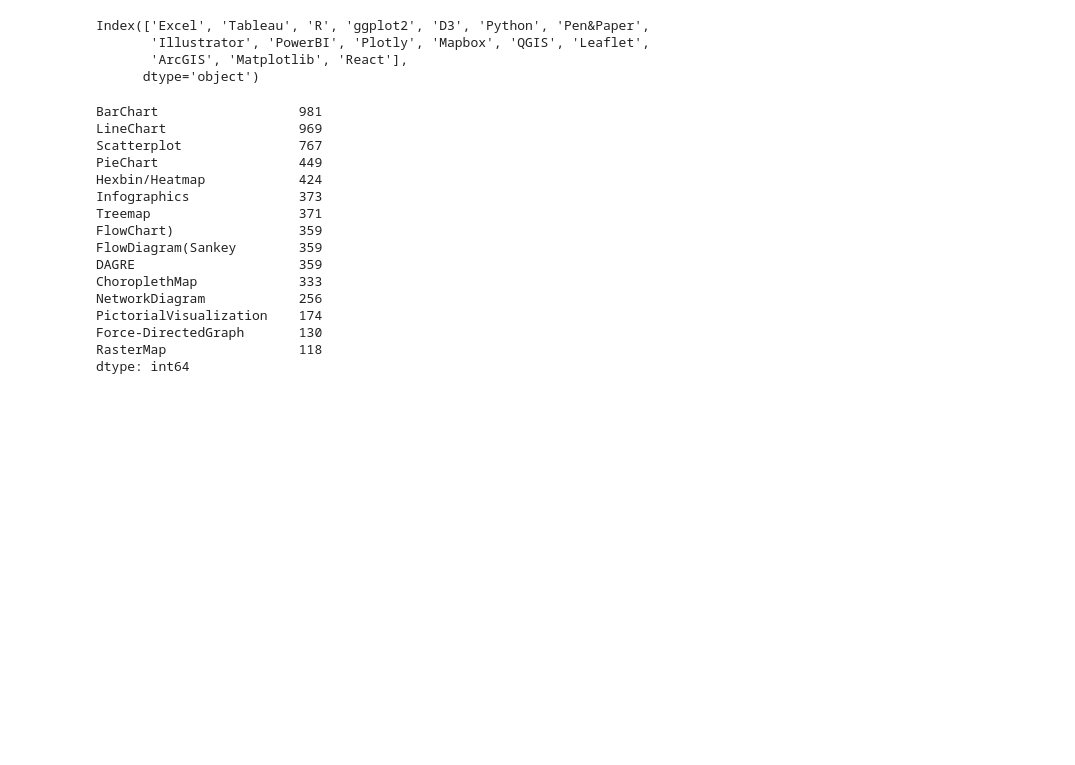
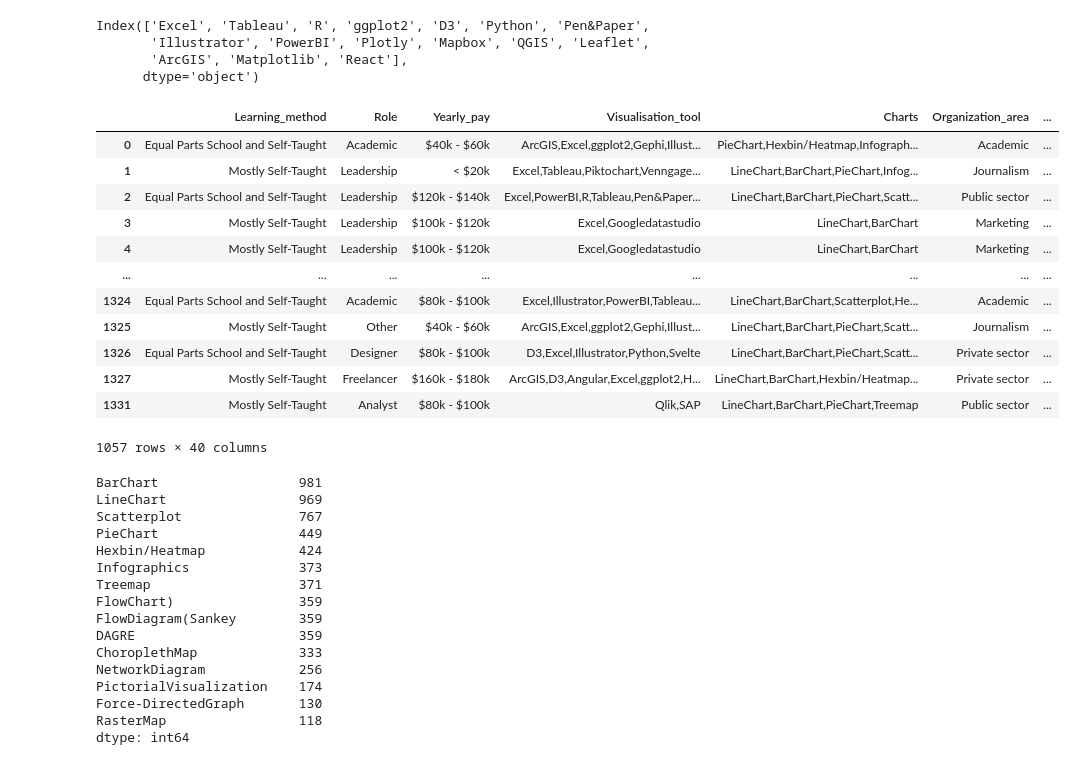
Before and after one commit to xinyue-bai/blog, a Jupyter notebook: _posts/2021-04-11-assignment/data_visualization_survey-master/data/Untitled.ipynb, the cells around one changed output. Cells and saved outputs as stored; diff of their text form; code cells hidden in the pictures; blank space fills up the shorter version.

```diff
--- a/_posts/2021-04-11-assignment/data_visualization_survey-master/data/Untitled.ipynb
+++ b/_posts/2021-04-11-assignment/data_visualization_survey-master/data/Untitled.ipynb
@@ -89,6 +89,22 @@ Index(['Excel', 'Tableau', 'R', 'ggplot2', 'D3', 'Python', 'Pen&Paper',
 # one-hot encoding tool used
 for name in tech_lists:
     survey["tool_" + name] = survey['Visualisation_tool'].apply(lambda x:'yes' if name in x else 'no')
+# %%
+survey
+# %% [output]
+|  | Learning_method | Role | Yearly_pay | Visualisation_tool | Charts | Organization_area | ... |
+| 0 | Equal Parts School and Self-Taught | Academic | $40k - $60k | ArcGIS,Excel,ggplot2,Gephi,Illust... | PieChart,Hexbin/Heatmap,Infograph... | Academic | ... |
+| 1 | Mostly Self-Taught | Leadership | < $20k | Excel,Tableau,Piktochart,Venngage... | LineChart,BarChart,PieChart,Infog... | Journalism | ... |
+| 2 | Equal Parts School and Self-Taught | Leadership | $120k - $140k | Excel,PowerBI,R,Tableau,Pen&Paper... | LineChart,BarChart,PieChart,Scatt... | Public sector | ... |
+| 3 | Mostly Self-Taught | Leadership | $100k - $120k | Excel,Googledatastudio | LineChart,BarChart | Marketing | ... |
+| 4 | Mostly Self-Taught | Leadership | $100k - $120k | Excel,Googledatastudio | LineChart,BarChart | Marketing | ... |
+| ... | ... | ... | ... | ... | ... | ... | ... |
+| 1324 | Equal Parts School and Self-Taught | Academic | $80k - $100k | Excel,Illustrator,PowerBI,Tableau... | LineChart,BarChart,Scatterplot,He... | Academic | ... |
+| 1325 | Mostly Self-Taught | Other | $40k - $60k | ArcGIS,Excel,ggplot2,Gephi,Illust... | LineChart,BarChart,PieChart,Scatt... | Journalism | ... |
+| 1326 | Equal Parts School and Self-Taught | Designer | $80k - $100k | D3,Excel,Illustrator,Python,Svelte | LineChart,BarChart,PieChart,Scatt... | Private sector | ... |
+| 1327 | Mostly Self-Taught | Freelancer | $160k - $180k | ArcGIS,D3,Angular,Excel,ggplot2,H... | LineChart,BarChart,Hexbin/Heatmap... | Private sector | ... |
+| 1331 | Mostly Self-Taught | Analyst | $80k - $100k | Qlik,SAP | LineChart,BarChart,PieChart,Treemap | Public sector | ... |
+1057 rows × 40 columns
 # %%
 # get a list of charts used with at least 10 frequency
 rows_chart = []
```
Also changed, not shown: parts of 2 cells of this notebook, 39 other files.
